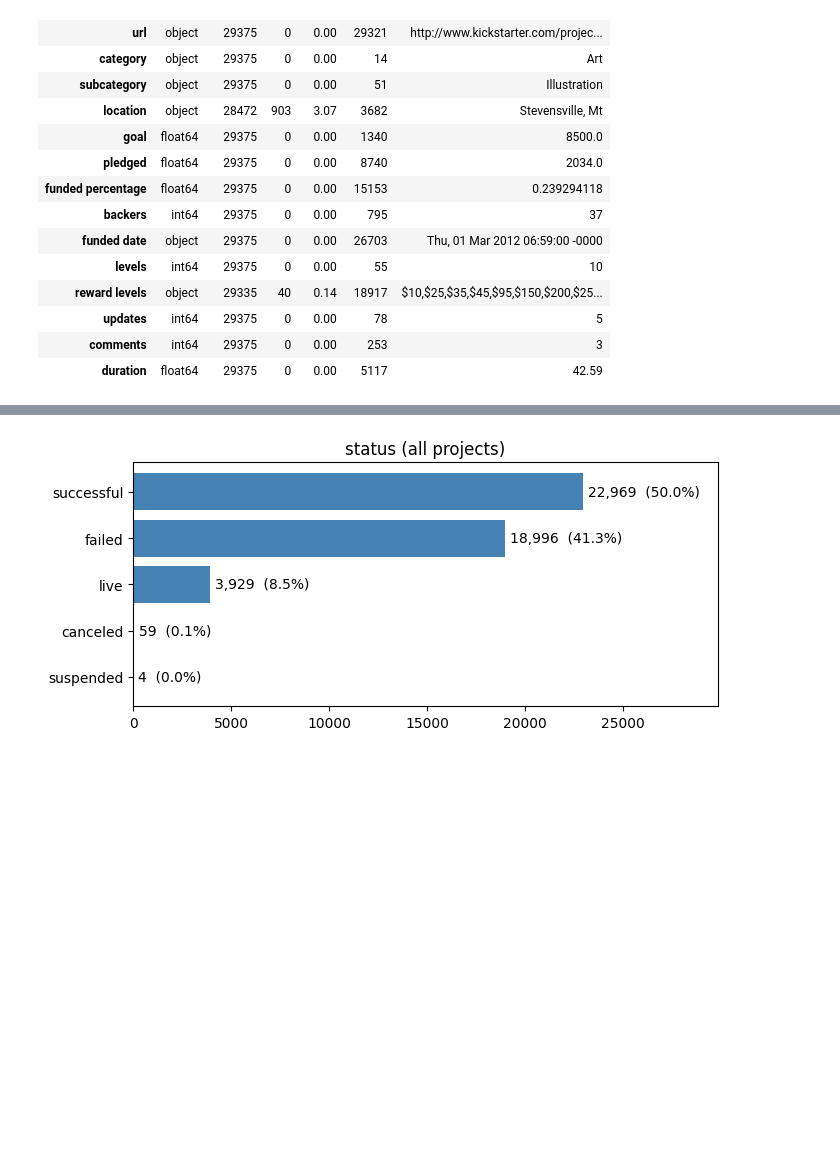
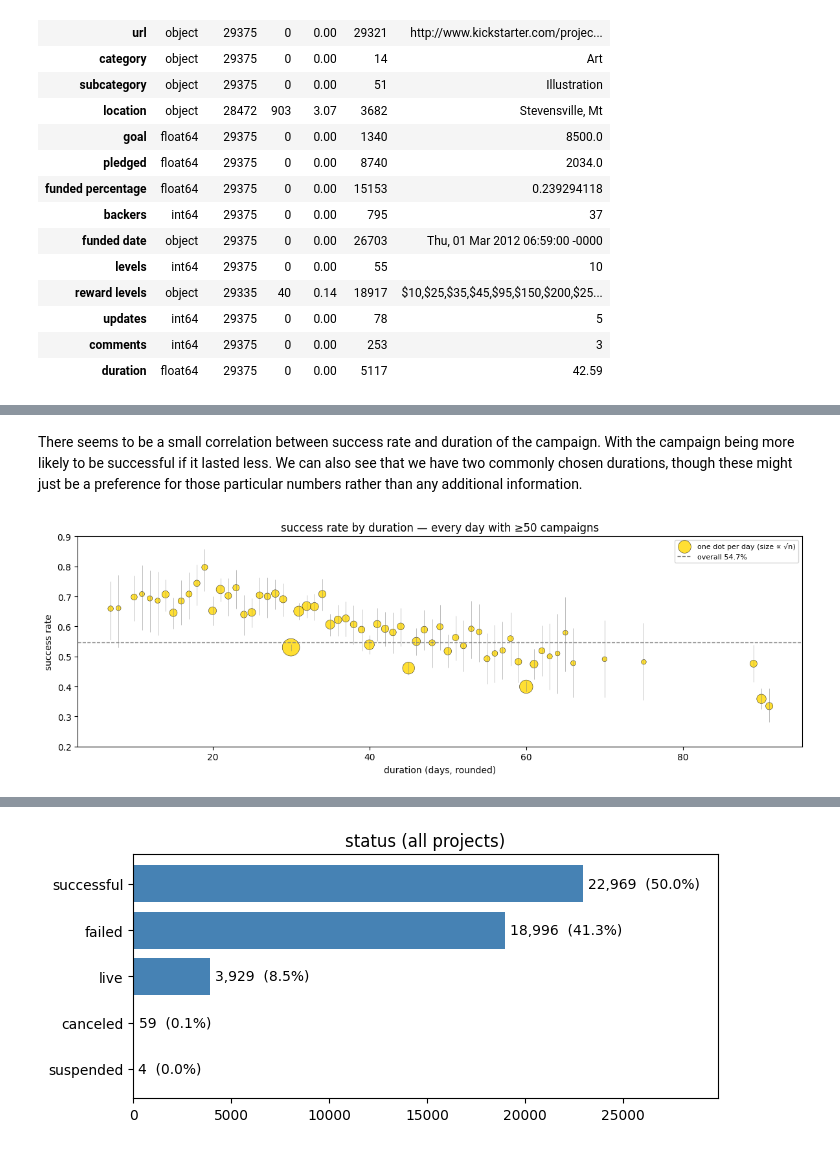
Before and after one commit to Break-Through-Tech/State-Street-1C-kickstarter-crowdfunding-recommendation-engine, a Jupyter notebook: notebooks/01_explore_data.ipynb, the cells around one changed output, grey strips where cells are left out. Cells and saved outputs as stored; diff of their text form; code cells hidden in the pictures; blank space fills up the shorter version.

```diff
--- a/notebooks/01_explore_data.ipynb
+++ b/notebooks/01_explore_data.ipynb
@@ -154,0 +134,17 @@ exactly 1.00×: 628
+# %% [markdown]
+There seems to be a small correlation between success rate and duration of the campaign. With the campaign being more likely to be successful if it lasted less. We can also see that we have two commonly chosen durations, though these might just be a preference for those particular numbers rather than any additional information.
+# %%
+by_day = rate_table(train_df, train_df["duration"].round().astype(int))
+
+fig, ax = plt.subplots(figsize=(12, 4.2))
+ax.scatter(by_day.index, by_day["rate"], s=np.sqrt(by_day["n"]) * 4, color='gold', alpha=0.8,
+           edgecolor="k", lw=0.4, label="one dot per day (size ∝ √n)")
+ax.errorbar(by_day.index, by_day["rate"], yerr=[by_day["rate"] - by_day["ci_lo"], by_day["ci_hi"] - by_day["rate"]],
+            fmt="none", ecolor='grey', lw=0.6, alpha=0.6)
+ax.axhline(by_day.attrs["base"], color='grey', ls="--", lw=1, label=f"overall {by_day.attrs['base']:.1%}")
+
+ax.set_xlabel("duration (days, rounded)"); ax.set_ylabel("success rate"); ax.set_ylim(0.2, 0.9)
+ax.set_title("success rate by duration — every day with ≥50 campaigns"); ax.legend(fontsize=8)
+plt.tight_layout()
+# %% [output]
+[figure, added]
```
Also changed, not shown: parts of 20 cells of this notebook, 1 other file.
